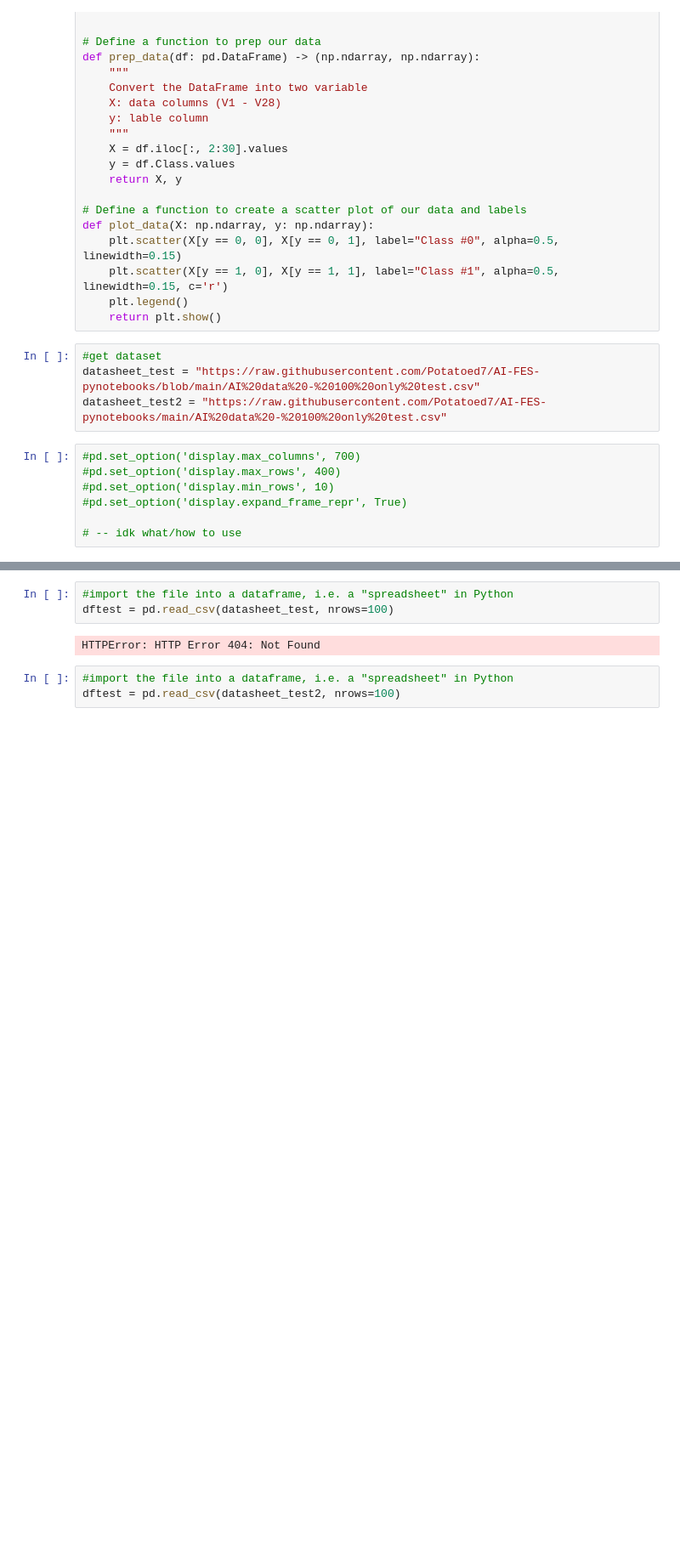
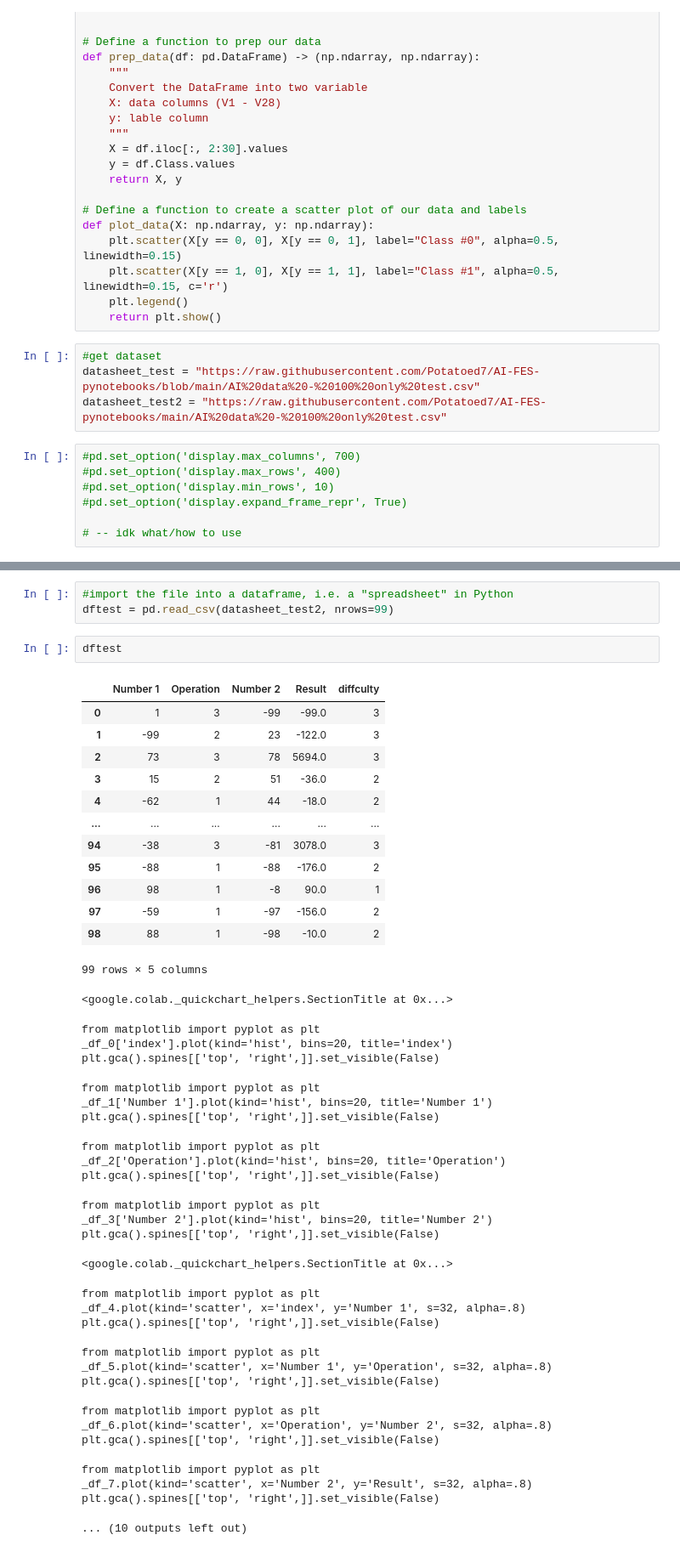
Before and after one commit to Potatoed7/AI-FES-pynotebooks, a Jupyter notebook: Test.ipynb, the cells around one changed output, grey strips where cells are left out. Shown at 85% size. Drawn from its saved outputs; the diff is of its cells as text; blank space fills up the shorter version.

```diff
--- a/Test.ipynb
+++ b/Test.ipynb
@@ -77,8 +87,46 @@ datasheet_test2 = "https://raw.githubusercontent.com/Potatoed7/AI-FES-pynotebook
 # %%
 #import the file into a dataframe, i.e. a "spreadsheet" in Python
-dftest = pd.read_csv(datasheet_test, nrows=100)
+dftest = pd.read_csv(datasheet_test2, nrows=99)
-# %% [output]
-HTTPError: HTTP Error 404: Not Found
-# %%
-#import the file into a dataframe, i.e. a "spreadsheet" in Python
-dftest = pd.read_csv(datasheet_test2, nrows=100)
+# %%
+dftest
+# %% [output]
+|  | Number 1 | Operation | Number 2 | Result | diffculty |
+| 0 | 1 | 3 | -99 | -99.0 | 3 |
+| 1 | -99 | 2 | 23 | -122.0 | 3 |
+| 2 | 73 | 3 | 78 | 5694.0 | 3 |
+| 3 | 15 | 2 | 51 | -36.0 | 2 |
+| 4 | -62 | 1 | 44 | -18.0 | 2 |
+| ... | ... | ... | ... | ... | ... |
+| 94 | -38 | 3 | -81 | 3078.0 | 3 |
+| 95 | -88 | 1 | -88 | -176.0 | 2 |
+| 96 | 98 | 1 | -8 | 90.0 | 1 |
+| 97 | -59 | 1 | -97 | -156.0 | 2 |
+| 98 | 88 | 1 | -98 | -10.0 | 2 |
+99 rows × 5 columns
+<google.colab._quickchart_helpers.SectionTitle at 0x...>
+from matplotlib import pyplot as plt
+_df_0['index'].plot(kind='hist', bins=20, title='index')
+plt.gca().spines[['top', 'right',]].set_visible(False)
+from matplotlib import pyplot as plt
+_df_1['Number 1'].plot(kind='hist', bins=20, title='Number 1')
+plt.gca().spines[['top', 'right',]].set_visible(False)
+from matplotlib import pyplot as plt
+_df_2['Operation'].plot(kind='hist', bins=20, title='Operation')
+plt.gca().spines[['top', 'right',]].set_visible(False)
+from matplotlib import pyplot as plt
+_df_3['Number 2'].plot(kind='hist', bins=20, title='Number 2')
+plt.gca().spines[['top', 'right',]].set_visible(False)
+<google.colab._quickchart_helpers.SectionTitle at 0x...>
+from matplotlib import pyplot as plt
+_df_4.plot(kind='scatter', x='index', y='Number 1', s=32, alpha=.8)
+plt.gca().spines[['top', 'right',]].set_visible(False)
+from matplotlib import pyplot as plt
+_df_5.plot(kind='scatter', x='Number 1', y='Operation', s=32, alpha=.8)
+plt.gca().spines[['top', 'right',]].set_visible(False)
+from matplotlib import pyplot as plt
+_df_6.plot(kind='scatter', x='Operation', y='Number 2', s=32, alpha=.8)
+plt.gca().spines[['top', 'right',]].set_visible(False)
+from matplotlib import pyplot as plt
+_df_7.plot(kind='scatter', x='Number 2', y='Result', s=32, alpha=.8)
+plt.gca().spines[['top', 'right',]].set_visible(False)
+... (10 outputs left out)
```
Also changed, not shown: parts of 20 cells of this notebook.
